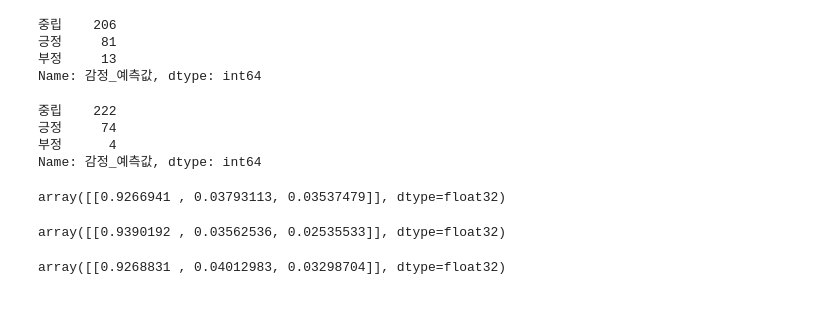
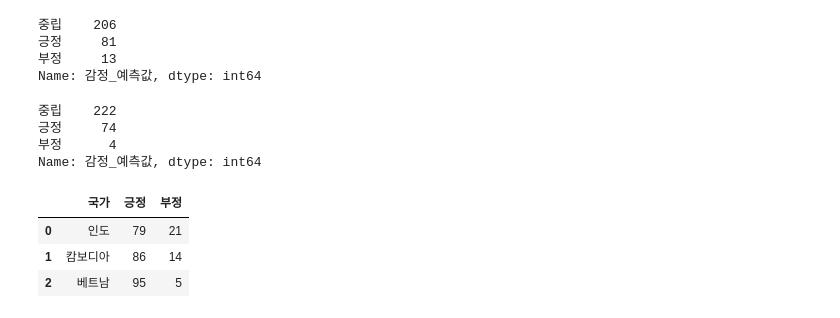
Before and after one commit to S-A-N-C/Sentiment_analysis, a Jupyter notebook: Sentiment_analysis.ipynb, the cells around one changed output. Saved outputs shown, nothing was run; the diff lists cells and outputs as text; code cells hidden in the pictures.

```diff
--- a/Sentiment_analysis.ipynb
+++ b/Sentiment_analysis.ipynb
@@ -431,12 +399,0 @@ Vietnam_Finance = ' '.join(df_Vietnam.loc[:,'contents'])
-# %%
-sentiment_predict(India_Finance)
-# %% [output]
-array([[0.9266941 , 0.03793113, 0.03537479]], dtype=float32)
-# %%
-sentiment_predict(Cambodia_Finance)
-# %% [output]
-array([[0.9390192 , 0.03562536, 0.02535533]], dtype=float32)
-# %%
-sentiment_predict(Vietnam_Finance)
-# %% [output]
-array([[0.9268831 , 0.04012983, 0.03298704]], dtype=float32)
@@ -442,0 +404,7 @@ array([[0.9268831 , 0.04012983, 0.03298704]], dtype=float32)
+# %%
+india
+# %% [output]
+|  | 국가 | 긍정 | 부정 |
+| 0 | 인도 | 79 | 21 |
+| 1 | 캄보디아 | 86 | 14 |
+| 2 | 베트남 | 95 | 5 |
```
Also changed, not shown: parts of 16 cells of this notebook, 8 other files.
